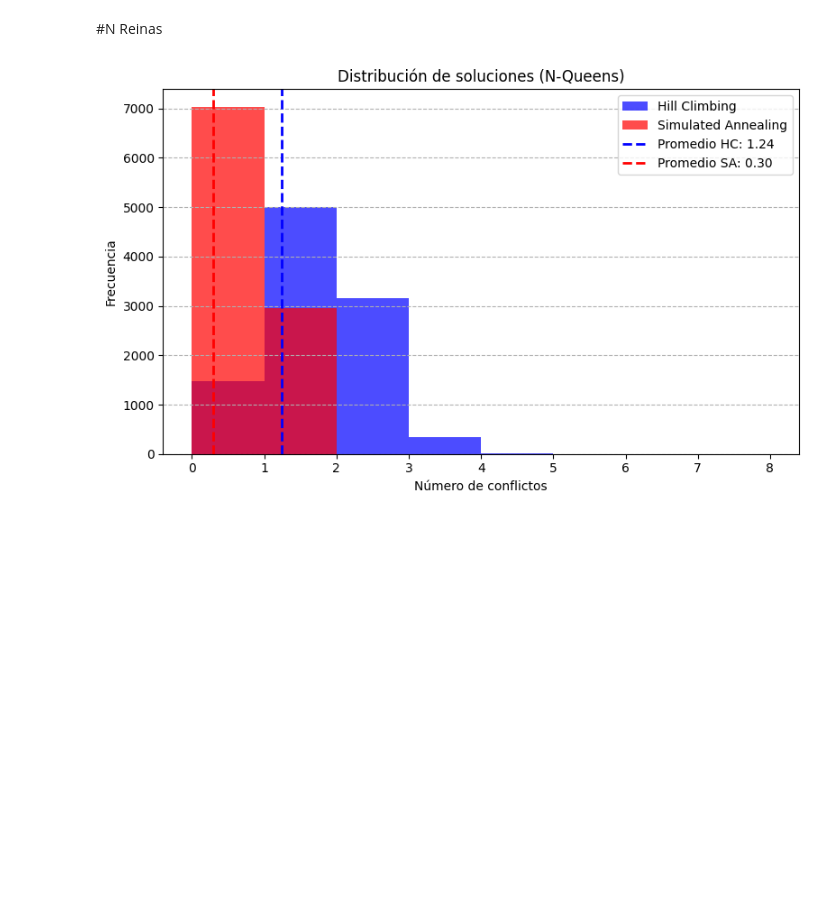
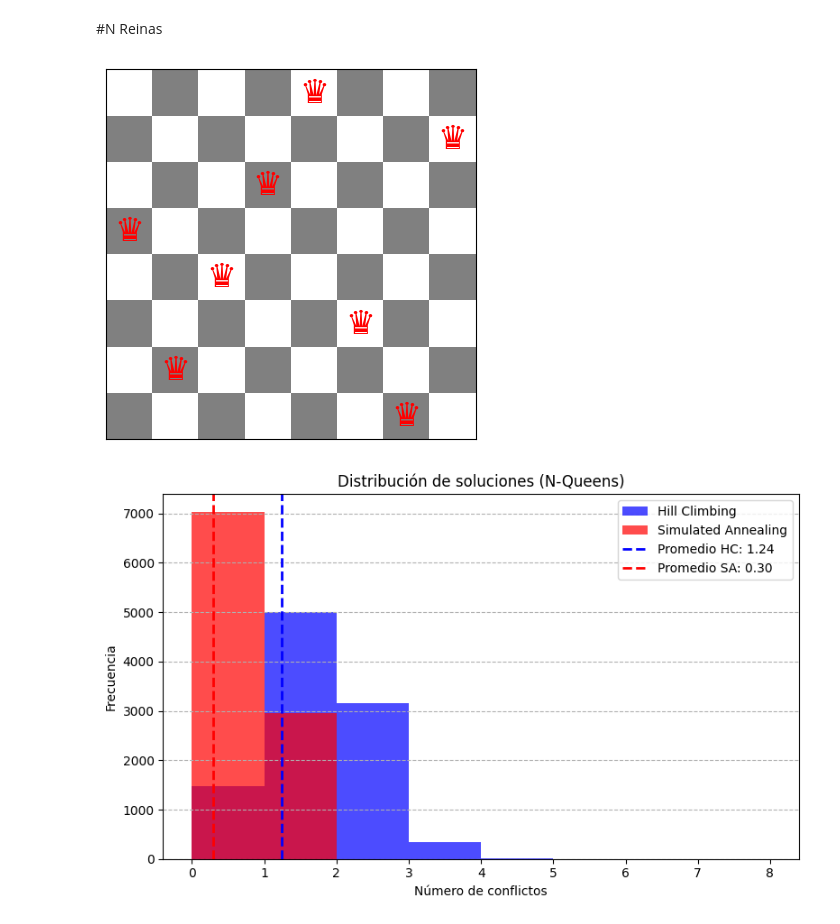
Before and after one commit to kevinluyo42/UTEC_DS-IA, a Jupyter notebook: 1_hill_climbing_n_queens.ipynb, the cells around one changed output. Cells and saved outputs as stored; diff of their text form; code cells hidden in the pictures; blank space fills up the shorter version.

```diff
--- a/1_hill_climbing_n_queens.ipynb
+++ b/1_hill_climbing_n_queens.ipynb
@@ -92,10 +92,16 @@ iteraciones = 10000
 resultados_hc = []
 resultados_sa = []
 
+mejor_estado_hc = None
+mejor_conflicto_hc = float('inf')
+
 start_time_hc = time.perf_counter()
 for _ in range(iteraciones):
-    _, c_hc = hill_climbing(N)
-    resultados_hc.append(c_hc)
+    estado, conflictos = hill_climbing(N)
+    resultados_hc.append(conflictos)
+    if conflictos < mejor_conflicto_hc:
+        mejor_conflicto_hc = conflictos
+        mejor_estado_hc = estado
 total_time_hc = time.perf_counter() - start_time_hc
 
 start_time_sa = time.perf_counter()
@@ -107,6 +113,34 @@ total_time_sa = time.perf_counter() - start_time_sa
 # Calcular promedios
 prom_hc = np.mean(resultados_hc)
 prom_sa = np.mean(resultados_sa)
+# %%
+def plot_reinas(estado):
+    n = len(estado)
+    tablero = np.zeros((n, n))
+
+    fig, ax = plt.subplots()
+    for i in range(n):
+        for j in range(n):
+            color = 'white' if (i + j) % 2 == 0 else 'gray'
+            rect = plt.Rectangle([j, n - i - 1], 1, 1, facecolor=color)
+            ax.add_patch(rect)
+
+    for col, row in enumerate(estado):
+        ax.text(col + 0.5, n - row - 1 + 0.5, '♛', fontsize=24,
+                ha='center', va='center', color='red')
+
+    ax.set_xlim(0, n)
+    ax.set_ylim(0, n)
+    ax.set_xticks([])
+    ax.set_yticks([])
+    ax.set_aspect('equal')
+    #plt.title(f'Distribución óptima de {n} Reinas (Hill Climbing)')
+    plt.show()
+
+# Graficar mejor estado
+plot_reinas(mejor_estado_hc)
+# %% [output]
+[figure, added]
 # %%
 # Graficar
 plt.figure(figsize=(8, 5))
```
Also changed, not shown: parts of 7 cells of this notebook.
